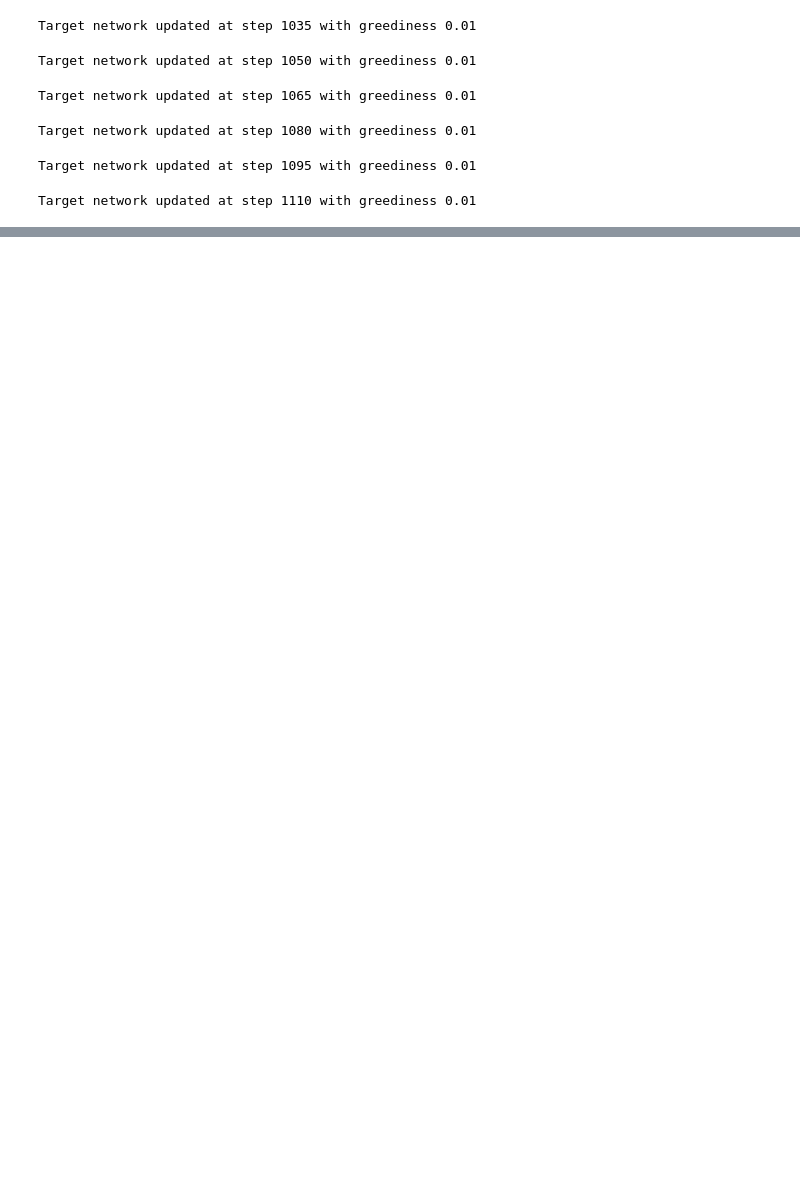
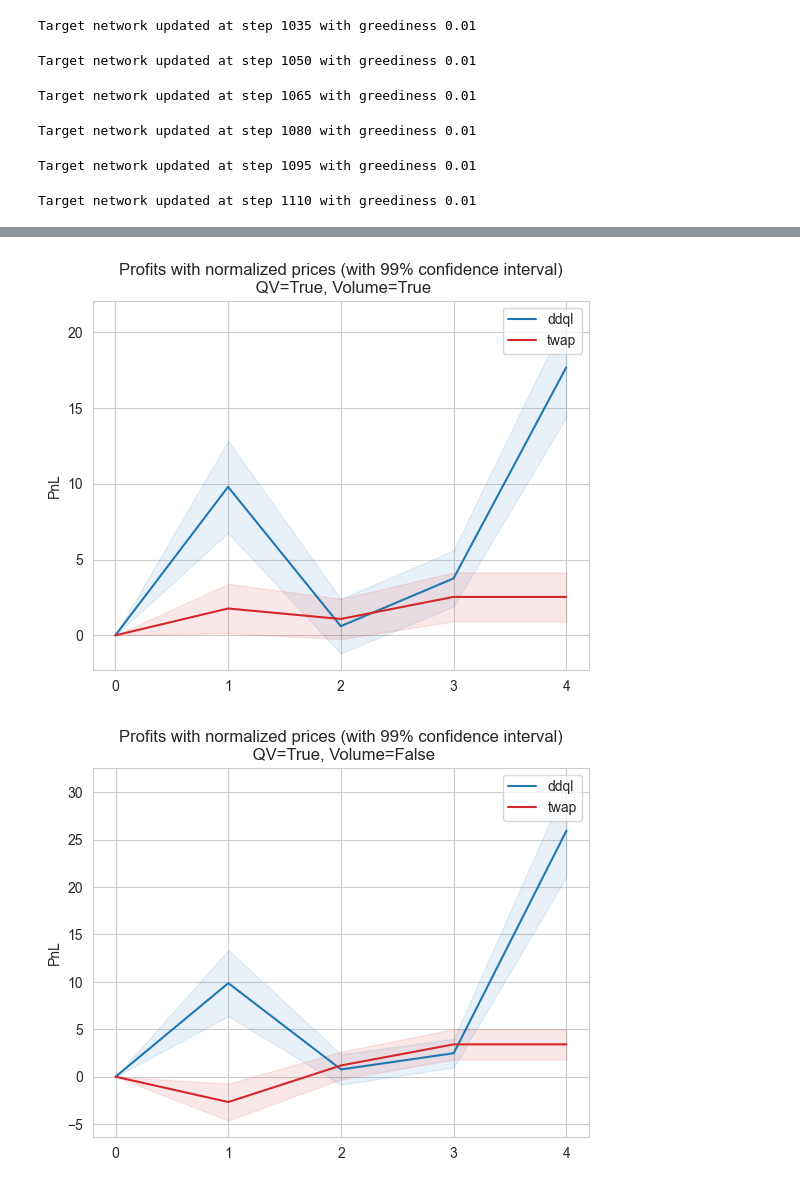
Before and after one commit to g0bel1n/DDQL-optimal-execution, a Jupyter notebook: notebooks/draft.ipynb, the cells around one changed output, grey strips where cells are left out. Cells and saved outputs as stored; diff of their text form; code cells hidden in the pictures; blank space fills up the shorter version.

```diff
--- a/notebooks/draft.ipynb
+++ b/notebooks/draft.ipynb
@@ -128,0 +167,31 @@ np.mean(pnl_twap.sum(axis=1))-np.mean(pnl_ddql.sum(axis=1))
+# %%
+import pickle
+
+with open('data.pkl', 'wb') as f:
+    pickle.dump(data, f)
+# %%
+sns.set_palette('pastel')
+sns.set_style('whitegrid')
+# %%
+for i, (QV, Volume) in enumerate(data):
+    pnl_ddql, pnl_twap = data[(QV, Volume)]
+
+    confidence_level_2 = .99
+    plt.plot(pnl_ddql.mean(axis=0), label='ddql', color='tab:blue')
+    plt.fill_between(range(len(pnl_ddql.mean(axis=0))), pnl_ddql.mean(axis=0)-confidence_level_2*pnl_ddql.std(axis=0)/np.sqrt(len(pnl_ddql)), pnl_ddql.mean(axis=0)+confidence_level_2*pnl_ddql.std(axis=0)/np.sqrt(len(pnl_ddql)), alpha=.1,   color='tab:blue')
+
+    plt.plot(pnl_twap.mean(axis=0), label='twap', color='tab:red')
+    plt.fill_between(range(len(pnl_twap.mean(axis=0))), pnl_twap.mean(axis=0)-confidence_level*pnl_twap.std(axis=0)/np.sqrt(len(pnl_twap)), pnl_twap.mean(axis=0)+confidence_level*pnl_twap.std(axis=0)/np.sqrt(len(pnl_twap)), alpha=.1, color='tab:red')
+    plt.legend()
+    plt.xticks(
+        #rotation=45,
+        ticks=range(5), labels=[f"{i}" for i in range(5)]
+    )
+    plt.title(f'Profits with normalized prices (with 99% confidence interval)\n QV={QV}, Volume={Volume}')
+
+    plt.ylabel('PnL')
+    plt.savefig(f'pnl_QV_{QV}_Volume_{Volume}.png')
+    plt.show()
+# %% [output]
+[figure, added]
+[figure, added]
```
Also changed, not shown: parts of 8 cells of this notebook, 15 other files.
